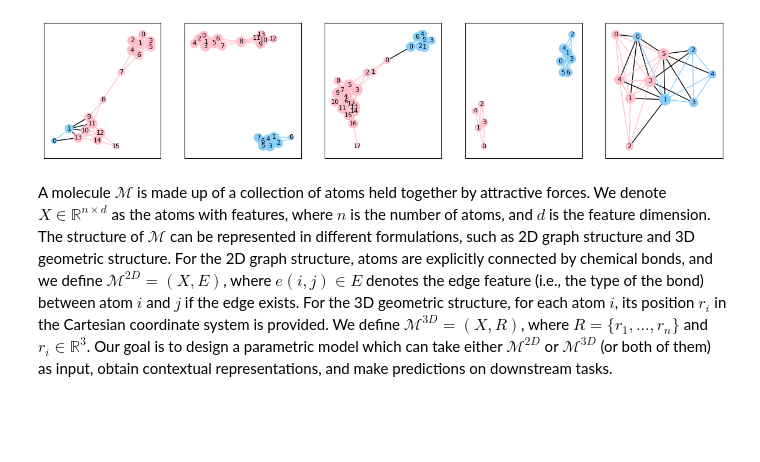
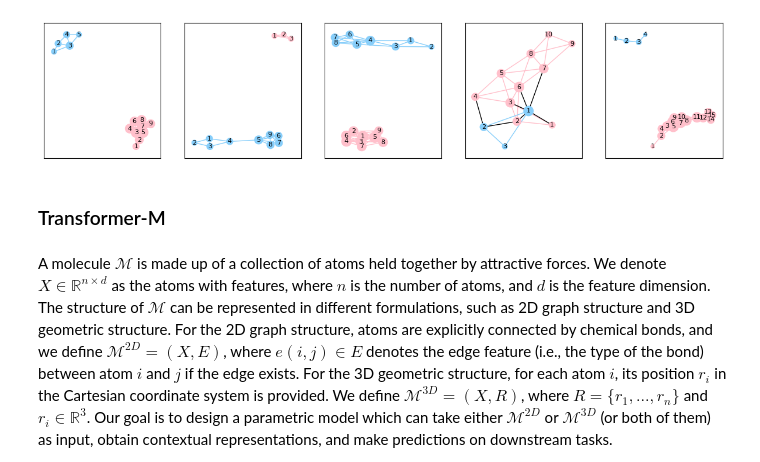
Before and after one commit to anabatsh/IndustrialImmersion, a Jupyter notebook: main/main.ipynb, the cells around one changed output. Saved outputs shown, nothing was run; the diff lists cells and outputs as text; code cells hidden in the pictures; blank space fills up the shorter version.

```diff
--- a/main/main.ipynb
+++ b/main/main.ipynb
@@ -6 +26,8 @@ from my_functions import *
+# %%
+# common arguments
+atom_feature_dim = 8
+max_degree = 5
+threshold = 1.8
+std=1.0
+mu_std=2.0
 # %%
@@ -31,4 +102,8 @@ dataset = ProteinLigandComplexes()
+# %%
+dataset = ProteinLigandComplexes(N=1000, n_protein_atoms_max=20, n_ligand_atoms_max=10,
+                                 atom_feature_dim=atom_feature_dim, max_degree=max_degree,
+                                 threshold=threshold, std=std, mu_std=mu_std)
 # %%
-show_complex_batch_networx([dataset[i] for i in range(5)], 'pos')
+show_complex_batch([dataset[i] for i in range(5)], 'pos')
 # %% [output]
-[figure, old version]
+[figure, new version]
@@ -37,3 +110,5 @@ show_complex_batch_networx([dataset[i] for i in range(5)], 'pos')
+# %% [markdown]
+### Transformer-M
 # %% [markdown]
 
 A molecule $\mathcal{M}$ is made up of a collection of atoms held together by attractive forces. We denote $X \in \mathbb{R}^{n \times d}$ as the atoms with features, where $n$ is the number of atoms, and $d$ is the feature dimension. The structure of $\mathcal{M}$ can be represented in different formulations, such as 2D graph structure and 3D geometric structure. For the 2D graph structure, atoms are explicitly connected by chemical bonds, and we define $\mathcal{M}^{2D} = (X, E)$, where $e(i,j) \in E$ denotes the edge feature (i.e., the type of the bond) between atom $i$ and $j$ if the edge exists. For the 3D geometric structure, for each atom $i$, its position $r_i$ in the Cartesian coordinate system is provided. We define $\mathcal{M}^{3D} = (X, R)$, where $R = \{r_1 , ..., r_n \}$ and $r_i ∈ \mathbb{R}^3$. Our goal is to design a parametric model which can take either $\mathcal{M}^{2D}$ or $\mathcal{M}^{3D}$ (or both of them) as input, obtain contextual representations, and make predictions on downstream tasks.
```
Also changed, not shown: parts of 28 cells of this notebook, 5 other files.
